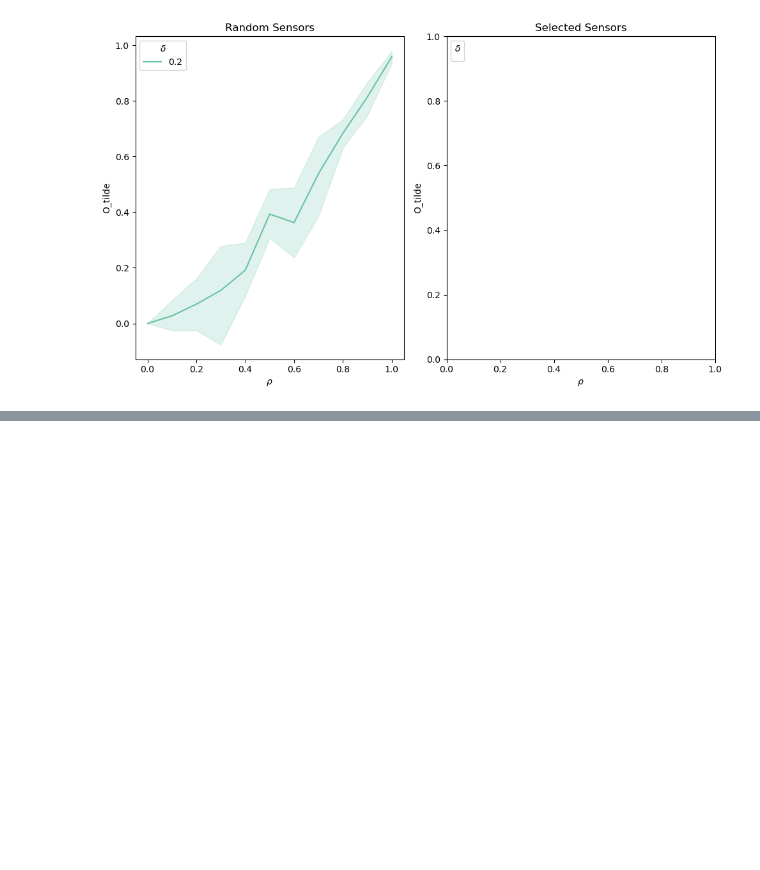
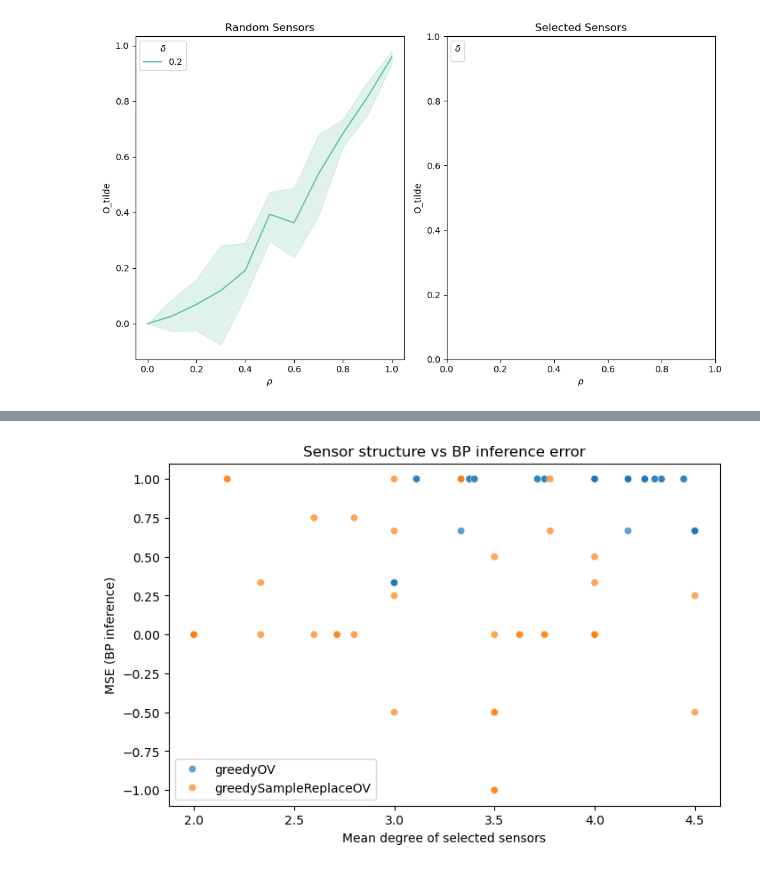
Before and after one commit to marziof/bp-sensor-selection, a Jupyter notebook: results.ipynb, the cells around one changed output, grey strips where cells are left out. Drawn from its saved outputs; the diff is of its cells as text; code cells hidden in the pictures; blank space fills up the shorter version.

Commit message:
Added tracking of selected sensors features

```diff
--- a/results.ipynb
+++ b/results.ipynb
@@ -7,24 +7,25 @@ from plot_helpers import *
 import numpy as np
 # %%
 
-graph_kind = "rrg" # or er
+graph_kind = "er" # or er
 lambdas=[0.3]
 T_max = 10
-N=6
+N=12
 d=3
 deltas= [0.2]
 rho_list = np.arange(0, 1.1, 0.1)
 #rho_list = [0.3, 0.6]
-Nsim = 10
+Nsim = 2
+track_sensor=True
 
 param_list = [(delta, lam, rho) for delta in deltas for lam in lambdas for rho in rho_list]
 # sensor selection method
 
-methods = ["random", "page_rank", "betweenness", "degree"] # ["random", "greedyOV", "greedySampleReplaceOV"] # ["random", "betweenness"] # ["random", "greedyOV"] #["random", "page_rank", "betweenness", "degree"] # greedyOV, greedyMOV, random, RL...
-params = {"N": N, "d": d, "T_max": T_max, "Nsim": Nsim, "methods": methods, "param_list": param_list, "graph_kind": graph_kind}
+methods = ["random", "greedyOV", "greedySampleReplaceOV"] #["random", "page_rank", "betweenness", "degree"]
+params = {"N": N, "d": d, "T_max": T_max, "Nsim": Nsim, "methods": methods, "param_list": param_list, "graph_kind": graph_kind, "track_sensor": track_sensor}
 # %% [markdown]
 ## Run new simulation
 # %%
-results_df = full_sim(params, Gfixed=False)
+results_df, sensors_df = full_sim(params, Gfixed=False)
 # %% [output]
 Running method random...
@@ -53,0 +66,23 @@ plot_comparison(results_df, delta=deltas[0], metric="precision")
+# %%
+import seaborn as sns
+import matplotlib.pyplot as plt
+
+plt.figure(figsize=(8,5))
+
+merged_df = pd.merge(results_df, sensors_df, on=["method", "delta", "rho"], how="inner")
+
+sns.scatterplot(
+    data=merged_df,   # sensors_df merged with results_df
+    x="mean_degree",  # or "degree", "page_rank"
+    y="O_tilde",
+    hue="method",
+    alpha=0.7
+)
+
+plt.title("Sensor structure vs BP inference error")
+plt.xlabel("Mean degree of selected sensors")
+plt.ylabel("MSE (BP inference)")
+plt.legend()
+plt.show()
+# %% [output]
+[figure, added]
```
Also changed, not shown: parts of 4 cells of this notebook, 5 other files.
